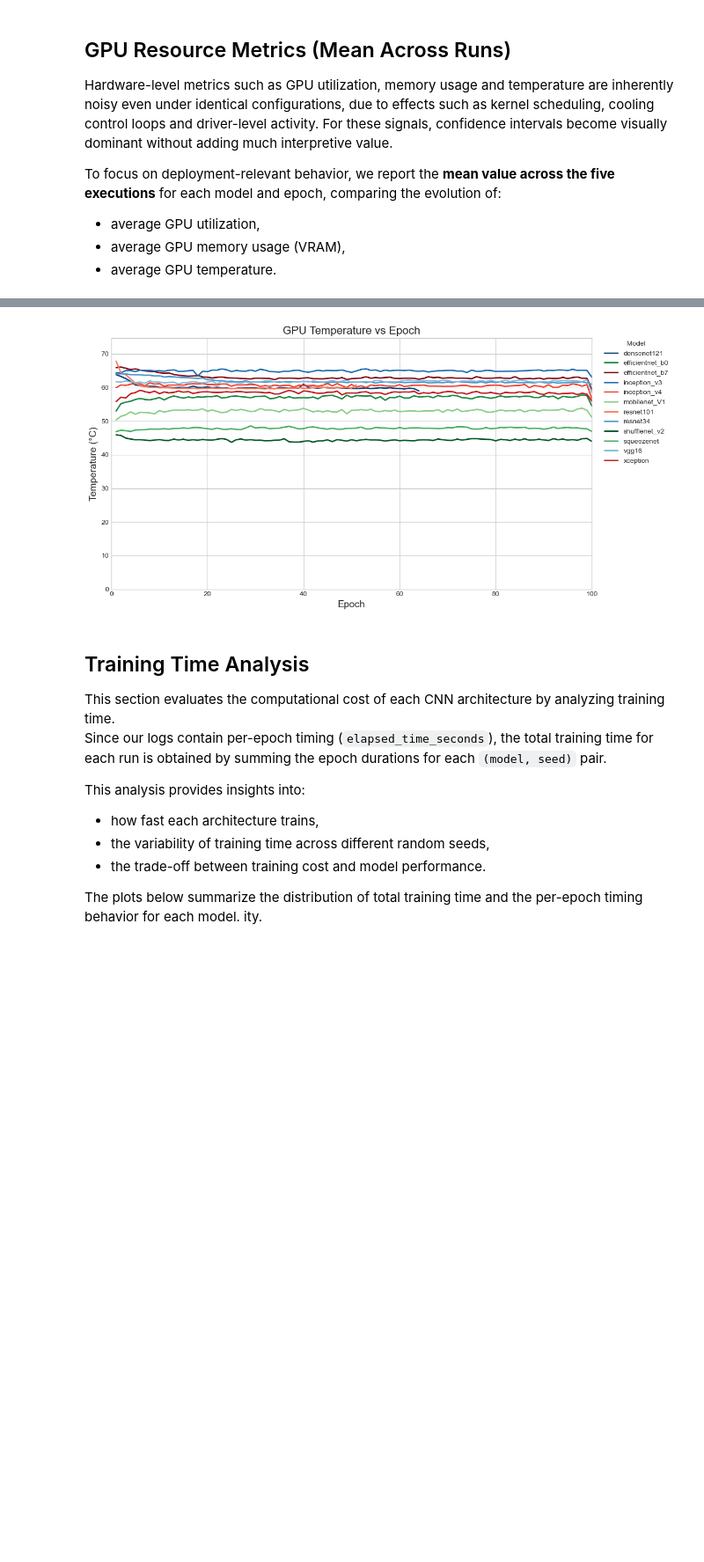
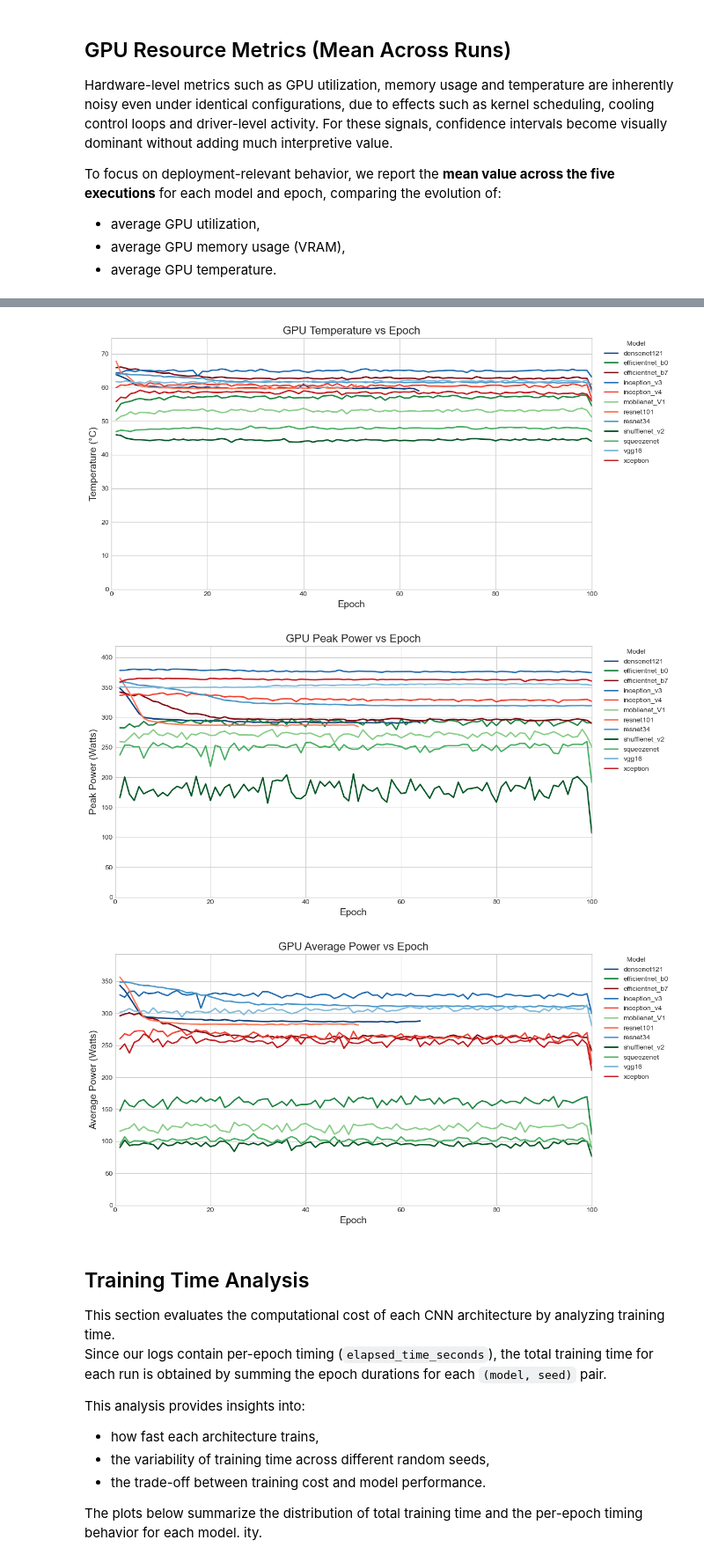
Before and after one commit to ArthurDohnert/CNNs-Performance-Analysis, a Jupyter notebook: analysis_report.ipynb, the cells around one changed output, grey strips where cells are left out. Shown at 88% size. Cells and saved outputs as stored; diff of their text form; code cells hidden in the pictures; blank space fills up the shorter version.

```diff
--- a/analysis_report.ipynb
+++ b/analysis_report.ipynb
@@ -441,7 +441,6 @@ import numpy as np
 import matplotlib.pyplot as plt
 
 plt.style.use("seaborn-v0_8-whitegrid")
-
 
 eff_df = (
     logs_df.groupby(["model", "epoch"])
@@ -449,10 +448,11 @@ eff_df = (
         gpu_util_mean=("gpu_util_percent_avg", "mean"),
         gpu_vram_mean=("gpu_vram_used_bytes", "mean"),
         gpu_temp_mean=("gpu_temp_celsius_avg", "mean"),
+        gpu_power_peak=("gpu_power_watts_peak", "mean"),
+        gpu_power_avg=("gpu_power_watts_avg", "mean"),
     )
     .reset_index()
 )
-
 
 def plot_gpu_metric(
     df,
@@ -464,13 +464,17 @@ def plot_gpu_metric(
 ):
     plt.figure(figsize=(12, 6))
 
+    # Limits
     if metric == "gpu_util_mean":
         plt.ylim(0, 100)
     elif metric == "gpu_temp_mean":
         plt.ylim(0, df[metric].max() * 1.1)
+    elif metric in ["gpu_power_peak", "gpu_power_avg"]:
+        plt.ylim(0, df[metric].max() * 1.1)
 
     plt.xlim(0, df["epoch"].max())
 
+    # Lines for each model
     for model in df["model"].unique():
         subset = df[df["model"] == model]
 
@@ -508,33 +512,53 @@ def plot_gpu_metric(
 
 
 plot_gpu_metric(
     eff_df,
     metric="gpu_util_mean",
     ylabel="GPU Utilization (%)",
     title="GPU Utilization vs Epoch",
     filename="gpu_utilization"
 )
 
+
 plot_gpu_metric(
     eff_df,
     metric="gpu_vram_mean",
     ylabel="VRAM Usage (GiB)",
     title="GPU VRAM Usage vs Epoch",
     filename="gpu_vram_usage",
     convert_vram=True
 )
 
+
 plot_gpu_metric(
     eff_df,
     metric="gpu_temp_mean",
     ylabel="Temperature (°C)",
     title="GPU Temperature vs Epoch",
     filename="gpu_temperature"
 )
+
+plot_gpu_metric(
+    eff_df,
+    metric="gpu_power_peak",
+    ylabel="Peak Power (Watts)",
+    title="GPU Peak Power vs Epoch",
+    filename="gpu_power_peak"
+)
+
+plot_gpu_metric(
+    eff_df,
+    metric="gpu_power_avg",
+    ylabel="Average Power (Watts)",
+    title="GPU Average Power vs Epoch",
+    filename="gpu_power_avg"
+)
 # %% [output]
 [figure]
 [figure]
 [figure]
+[figure, added]
+[figure, added]
 # %% [markdown]
 ## Training Time Analysis
 
```
Also changed, not shown: 21 other files.
